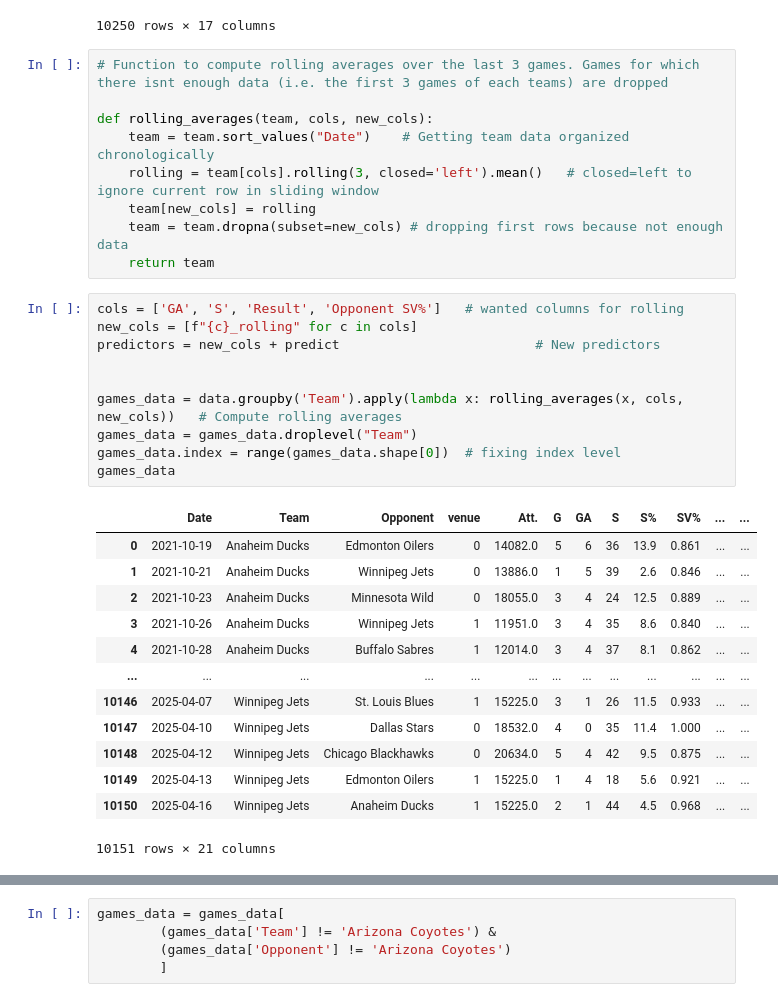
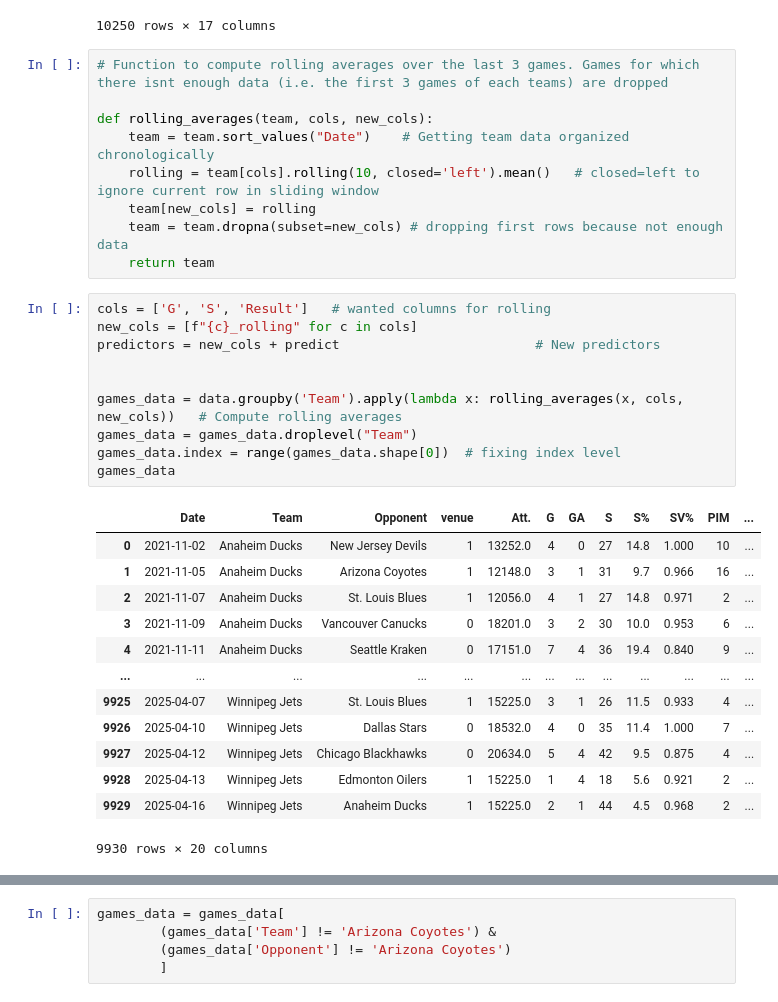
Before and after one commit to vblais12/NHL_stats_predictor, a Jupyter notebook: Testing/Testing_models.ipynb, the cells around one changed output, grey strips where cells are left out. Drawn from its saved outputs; the diff is of its cells as text.

```diff
--- a/Testing/Testing_models.ipynb
+++ b/Testing/Testing_models.ipynb
@@ -32,31 +32,31 @@ data
 
 def rolling_averages(team, cols, new_cols):
     team = team.sort_values("Date")    # Getting team data organized chronologically
-    rolling = team[cols].rolling(3, closed='left').mean()   # closed=left to ignore current row in sliding window
+    rolling = team[cols].rolling(10, closed='left').mean()   # closed=left to ignore current row in sliding window
     team[new_cols] = rolling
     team = team.dropna(subset=new_cols) # dropping first rows because not enough data
     return team
 # %%
-cols = ['GA', 'S', 'Result', 'Opponent SV%']   # wanted columns for rolling
+cols = ['G', 'S', 'Result']   # wanted columns for rolling
 new_cols = [f"{c}_rolling" for c in cols]
 predictors = new_cols + predict                         # New predictors
 
 
 games_data = data.groupby('Team').apply(lambda x: rolling_averages(x, cols, new_cols))   # Compute rolling averages
 games_data = games_data.droplevel("Team")
 games_data.index = range(games_data.shape[0])  # fixing index level
 games_data
 # %% [output]
-|  | Date | Team | Opponent | venue | Att. | G | GA | S | S% | SV% | ... | ... |
-| 0 | 2021-10-19 | Anaheim Ducks | Edmonton Oilers | 0 | 14082.0 | 5 | 6 | 36 | 13.9 | 0.861 | ... | ... |
-| 1 | 2021-10-21 | Anaheim Ducks | Winnipeg Jets | 0 | 13886.0 | 1 | 5 | 39 | 2.6 | 0.846 | ... | ... |
-| 2 | 2021-10-23 | Anaheim Ducks | Minnesota Wild | 0 | 18055.0 | 3 | 4 | 24 | 12.5 | 0.889 | ... | ... |
-| 3 | 2021-10-26 | Anaheim Ducks | Winnipeg Jets | 1 | 11951.0 | 3 | 4 | 35 | 8.6 | 0.840 | ... | ... |
-| 4 | 2021-10-28 | Anaheim Ducks | Buffalo Sabres | 1 | 12014.0 | 3 | 4 | 37 | 8.1 | 0.862 | ... | ... |
+|  | Date | Team | Opponent | venue | Att. | G | GA | S | S% | SV% | PIM | ... |
+| 0 | 2021-11-02 | Anaheim Ducks | New Jersey Devils | 1 | 13252.0 | 4 | 0 | 27 | 14.8 | 1.000 | 10 | ... |
+| 1 | 2021-11-05 | Anaheim Ducks | Arizona Coyotes | 1 | 12148.0 | 3 | 1 | 31 | 9.7 | 0.966 | 16 | ... |
+| 2 | 2021-11-07 | Anaheim Ducks | St. Louis Blues | 1 | 12056.0 | 4 | 1 | 27 | 14.8 | 0.971 | 2 | ... |
+| 3 | 2021-11-09 | Anaheim Ducks | Vancouver Canucks | 0 | 18201.0 | 3 | 2 | 30 | 10.0 | 0.953 | 6 | ... |
+| 4 | 2021-11-11 | Anaheim Ducks | Seattle Kraken | 0 | 17151.0 | 7 | 4 | 36 | 19.4 | 0.840 | 9 | ... |
 | ... | ... | ... | ... | ... | ... | ... | ... | ... | ... | ... | ... | ... |
-| 10146 | 2025-04-07 | Winnipeg Jets | St. Louis Blues | 1 | 15225.0 | 3 | 1 | 26 | 11.5 | 0.933 | ... | ... |
-| 10147 | 2025-04-10 | Winnipeg Jets | Dallas Stars | 0 | 18532.0 | 4 | 0 | 35 | 11.4 | 1.000 | ... | ... |
-| 10148 | 2025-04-12 | Winnipeg Jets | Chicago Blackhawks | 0 | 20634.0 | 5 | 4 | 42 | 9.5 | 0.875 | ... | ... |
-| 10149 | 2025-04-13 | Winnipeg Jets | Edmonton Oilers | 1 | 15225.0 | 1 | 4 | 18 | 5.6 | 0.921 | ... | ... |
-| 10150 | 2025-04-16 | Winnipeg Jets | Anaheim Ducks | 1 | 15225.0 | 2 | 1 | 44 | 4.5 | 0.968 | ... | ... |
+| 9925 | 2025-04-07 | Winnipeg Jets | St. Louis Blues | 1 | 15225.0 | 3 | 1 | 26 | 11.5 | 0.933 | 4 | ... |
+| 9926 | 2025-04-10 | Winnipeg Jets | Dallas Stars | 0 | 18532.0 | 4 | 0 | 35 | 11.4 | 1.000 | 7 | ... |
+| 9927 | 2025-04-12 | Winnipeg Jets | Chicago Blackhawks | 0 | 20634.0 | 5 | 4 | 42 | 9.5 | 0.875 | 4 | ... |
+| 9928 | 2025-04-13 | Winnipeg Jets | Edmonton Oilers | 1 | 15225.0 | 1 | 4 | 18 | 5.6 | 0.921 | 2 | ... |
+| 9929 | 2025-04-16 | Winnipeg Jets | Anaheim Ducks | 1 | 15225.0 | 2 | 1 | 44 | 4.5 | 0.968 | 2 | ... |
-10151 rows × 21 columns
+9930 rows × 20 columns
```
Also changed, not shown: parts of 11 cells of this notebook, 3 other files.
